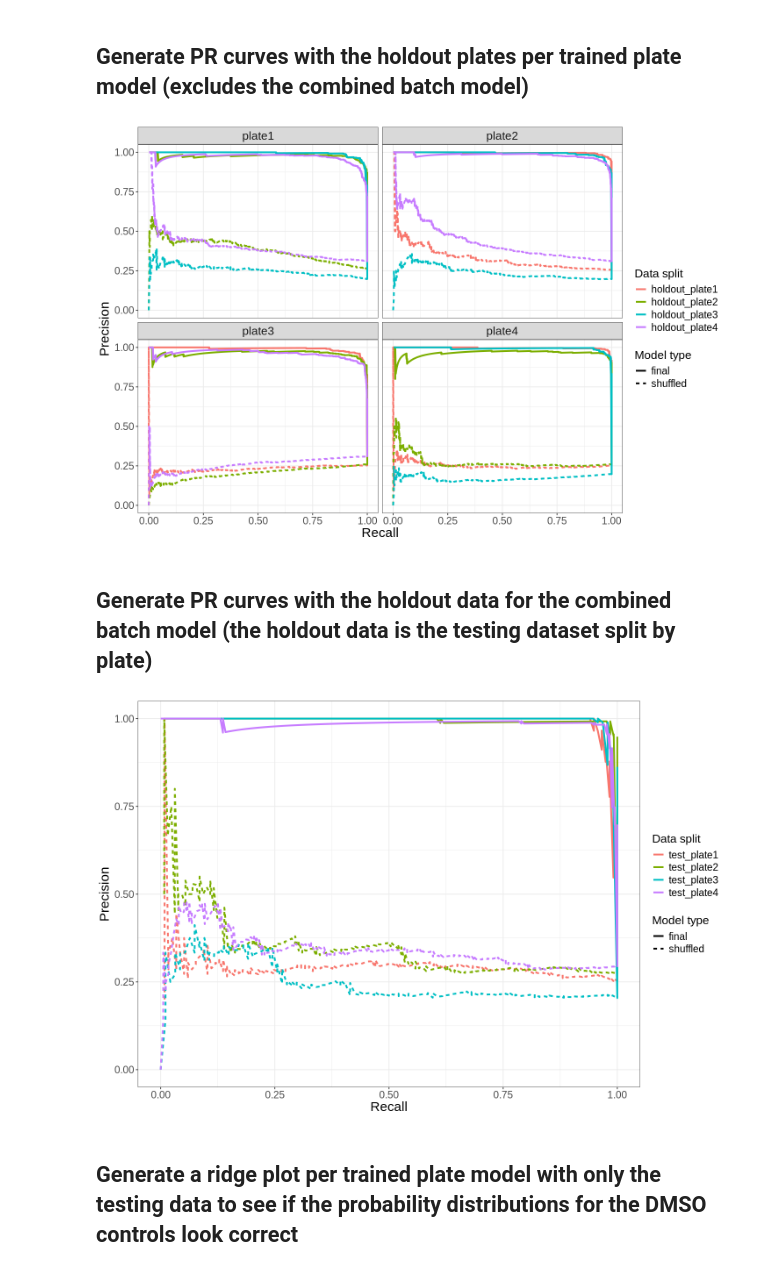
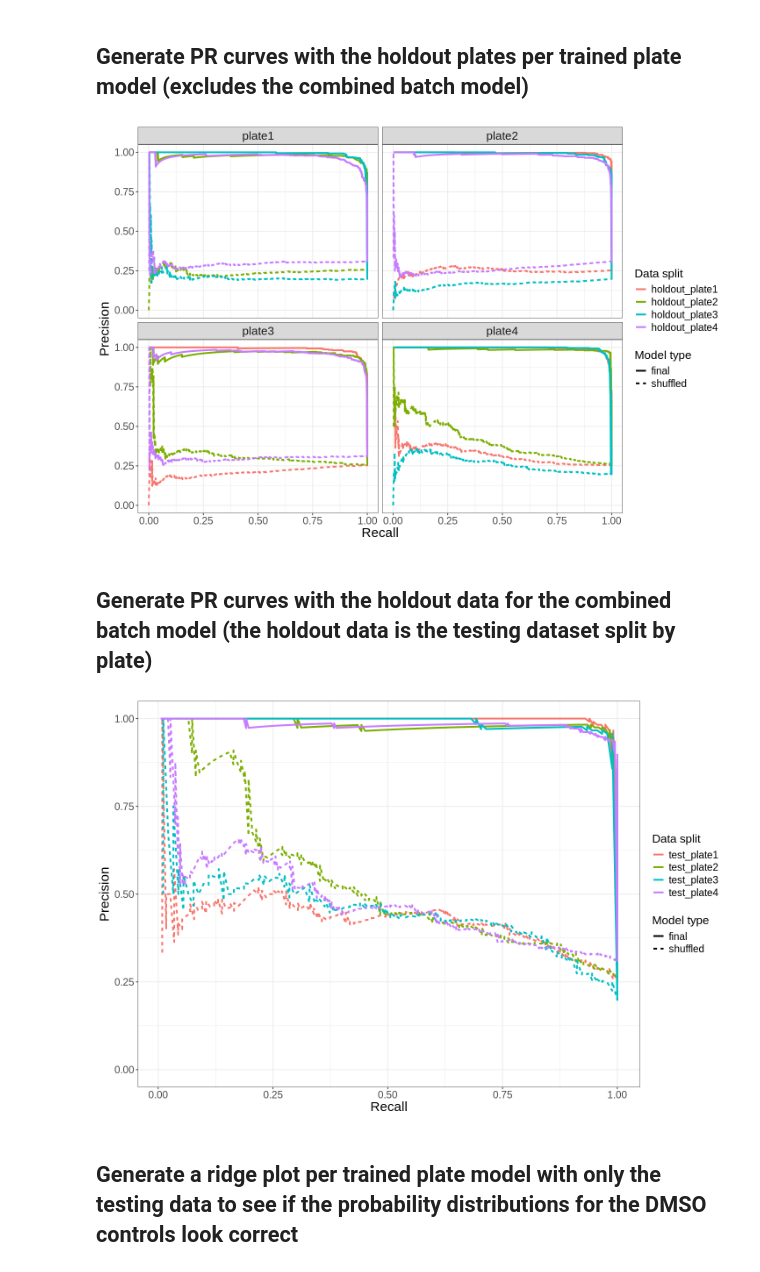
Before and after one commit to WayScience/targeted_fibrosis_drug_screen, a Jupyter notebook: 3a.train_individual_models/3.vis_model_performance.ipynb, the cells around one changed output. Saved outputs shown, nothing was run; the diff lists cells and outputs as text; code cells hidden in the pictures.

```diff
--- a/3a.train_individual_models/3.vis_model_performance.ipynb
+++ b/3a.train_individual_models/3.vis_model_performance.ipynb
@@ -34,5 +34,5 @@ if (!dir.exists(output_dir)) {
 # %%
-performance_metrics <- read_parquet("./performance_metrics/performance_metrics.parquet")
+pr_results <- read_parquet("./performance_metrics/batch1_pr_curve_results.parquet")
 
-head(performance_metrics)
+head(pr_results)
 # %% [output]
@@ -49,12 +49,12 @@ A tibble: 6 × 8
 ## Create a mapping for the plate names for better readability and apply to metrics
 # %%
 # Create a mapping for localhost names
-localhost_names <- setdiff(unique(performance_metrics$plate_trained), "combined_batch1")
+localhost_names <- setdiff(unique(pr_results$plate_trained), "combined_batch1")
 plate_mapping <- setNames(paste0("plate", seq_along(localhost_names)), localhost_names)
 plate_mapping["combined_batch1"] <- "combined_batch1" # keep the original name for combined_batch1
 
-# Apply the mapping to the performance_metrics dataframe
-performance_metrics$plate_trained <- plate_mapping[performance_metrics$plate_trained]
+# Apply the mapping to the dataframe
+pr_results$plate_trained <- plate_mapping[pr_results$plate_trained]
 
 # Convert named vector to a data frame
 plate_mapping_df <- data.frame(
@@ -67,7 +67,7 @@ write.csv(plate_mapping_df, "batch1_plate_name_mapping.csv", row.names = FALSE)
 
 # Display the mapping
 print(plate_mapping)
-head(performance_metrics)
+head(pr_results)
 # %% [output]
 localhost240927120001 localhost240928120001 localhost240927060001
              "plate1"              "plate2"              "plate3"
@@ -85,6 +85,6 @@ A tibble: 6 × 8
 # %%
 # Copy original dataset values
-dataset_original <- performance_metrics$dataset
+dataset_original <- pr_results$dataset
 
 # Extract base name from 'test_localhostX' or 'holdout_localhostY'
 base_names <- sub("^(test_|holdout_)", "", dataset_original)
@@ -95,7 +95,7 @@ mapped_base <- ifelse(base_names %in% names(plate_mapping),
                       base_names)
 
 # Reattach prefixes (test_/holdout_/none)
-performance_metrics$dataset <- ifelse(
+pr_results$dataset <- ifelse(
   grepl("^test_", dataset_original),
   paste0("test_", mapped_base),
   ifelse(
@@ -106,8 +106,8 @@ performance_metrics$dataset <- ifelse(
 )
 
 # Display the updated dataframe and check that the mapping worked
-unique(performance_metrics$dataset)
-head(performance_metrics)
+unique(pr_results$dataset)
+head(pr_results)
 # %% [output]
  [1] "train"          "test"           "holdout_plate2" "holdout_plate3"
  [5] "holdout_plate4" "holdout_plate1" "test_plate4"    "test_plate3"
@@ -165,7 +165,7 @@ height = 8
 options(repr.plot.width = 12, repr.plot.height = 8)  # Adjust width and height as desired
 
 # Filter out everything that is not Train and Test, and exclude those with 'test_' as a prefix
-filtered_data <- performance_metrics[!(performance_metrics$dataset %in% c("train", "test") | grepl("^test_", performance_metrics$dataset)), ]
+filtered_data <- pr_results[!(pr_results$dataset %in% c("train", "test") | grepl("^test_", pr_results$dataset)), ]
 
 # Create the ggplot for PR curves with larger font sizes
 holdout_pr_curves <- ggplot(filtered_data, aes(x = recall, y = precision, color = dataset, linetype = model_type)) +
@@ -192,41 +192,42 @@ ggsave(file.path(output_dir, "holdout_plate_pr_curves.png"), holdout_pr_curves,
 
 holdout_pr_curves
 # %% [output]
-[figure, old version]
+[figure, new version]
 # %% [markdown]
 ## Generate PR curves with the holdout data for the combined batch model (the holdout data is the testing dataset split by plate)
 # %%
 width = 8
 height = 6
 options(repr.plot.width = 12, repr.plot.height = 8)  # Adjust width and height as desired
 
 # Filter to only keep rows with 'test_' as a prefix in the dataset column
-filtered_data <- performance_metrics[grepl("^test_", performance_metrics$dataset), ]
+filtered_data <- pr_results[grepl("^test_", pr_results$dataset), ]
 
 # Create the ggplot for PR curves with larger font sizes
 holdout_combined_model_curves <- ggplot(filtered_data, aes(x = recall, y = precision, color = dataset, linetype = model_type)) +
     geom_line(linewidth = 1.15) +
     labs(
         x = "Recall",
         y = "Precision",
         color = "Data split",
         linetype = "Model type"
     ) +
     theme_bw() +
+    ylim(0,1) +
     theme(
         text = element_text(size = 16),  # Increase font size for all text
         axis.title = element_text(size = 18),  # Increase font size for axis titles
         axis.text = element_text(size = 14),  # Increase font size for axis text
         legend.title = element_text(size = 16),  # Increase font size for legend title
         legend.text = element_text(size = 14),  # Increase font size for legend text
         strip.text = element_text(size = 16)  # Increase font size for facet labels
     )
 
 # Save the plot to the output directory
 ggsave(file.path(output_dir, "holdout_combined_model_pr_curves.png"), holdout_combined_model_curves, dpi = 500, height = height, width = width)
 
 holdout_combined_model_curves
 # %% [output]
-[figure, old version]
+[figure, new version]
 # %% [markdown]
 ## Generate a ridge plot per trained plate model with only the testing data to see if the probability distributions for the DMSO controls look correct
```
Also changed, not shown: parts of 7 cells of this notebook, 28 other files.
